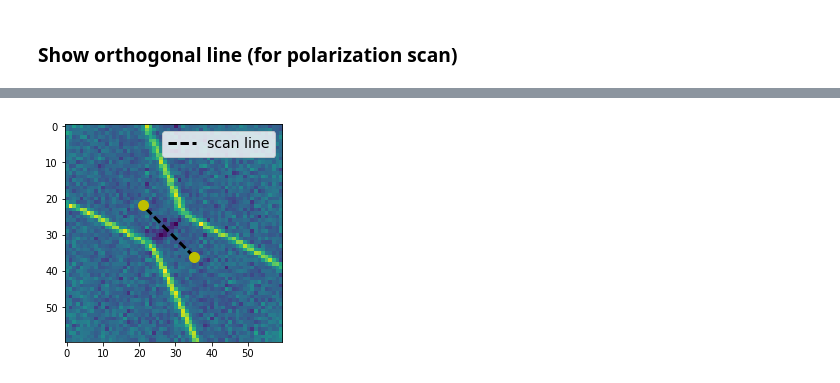
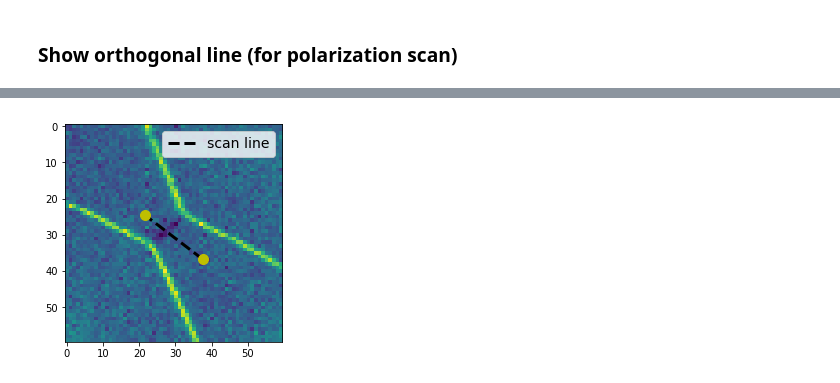
Before and after one commit to QuTech-Delft/qtt, a Jupyter notebook: docs/notebooks/example_anticrossing.ipynb, the cells around one changed output, grey strips where cells are left out. Drawn from its saved outputs; the diff is of its cells as text; code cells hidden in the pictures.

```diff
--- a/docs/notebooks/example_anticrossing.ipynb
+++ b/docs/notebooks/example_anticrossing.ipynb
@@ -96,8 +97,8 @@ cost, patch, r, _ = evaluateCross(param0e, imx, verbose=0, fig=21, istep=istep,
 # %% [markdown]
 ### Find the anti-crossing
 # %%
-       t0 = time.time()
-res = qtt.deprecated.linetools.fitModel(param0e, imx, verbose=1, cfig=10, istep=istep, istepmodel=istepmodel, ksizemv=ksizemv)
+t0 = time.time()
+res = qtt.utilities.imagetools.fitModel(param0e, imx, verbose=1, cfig=10, istep=istep, istepmodel=istepmodel, ksizemv=ksizemv)
 param = res.x
 dt = time.time() - t0
 print('calculation time: %.2f [s]' % dt)
@@ -117,5 +118,5 @@ evaluateCross: cost 11476.2193
 ### Show orthogonal line (for polarization scan)
 # %%
 showIm(patch, fig=25)
-ppV, ccV, slopeV = linetools.Vtrace(cdata, param, fig=25)
+ppV, ccV, slopeV = qtt.utilities.imagetools.Vtrace(cdata, param, fig=25)
 # %% [output]
@@ -122 +124 @@ ppV, ccV, slopeV = linetools.Vtrace(cdata, param, fig=25)
-[figure, old version]
+[figure, new version]
```
Also changed, not shown: parts of 6 cells of this notebook, 9 other files.
